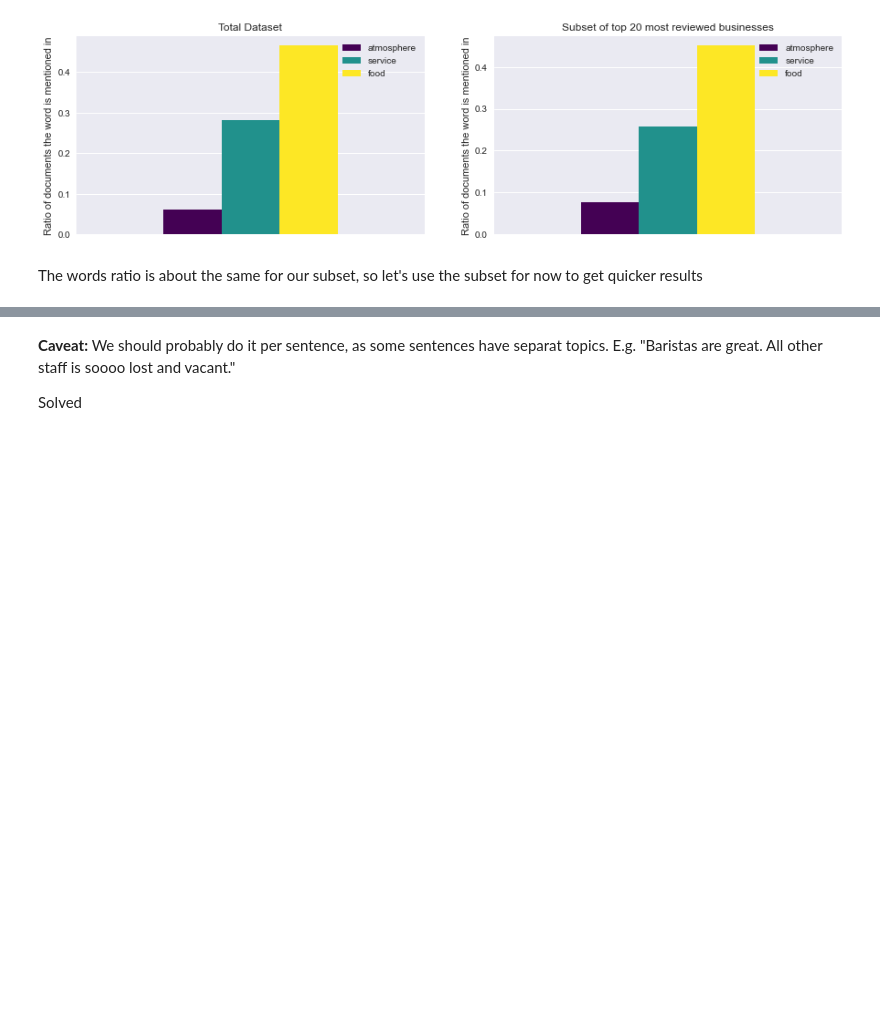
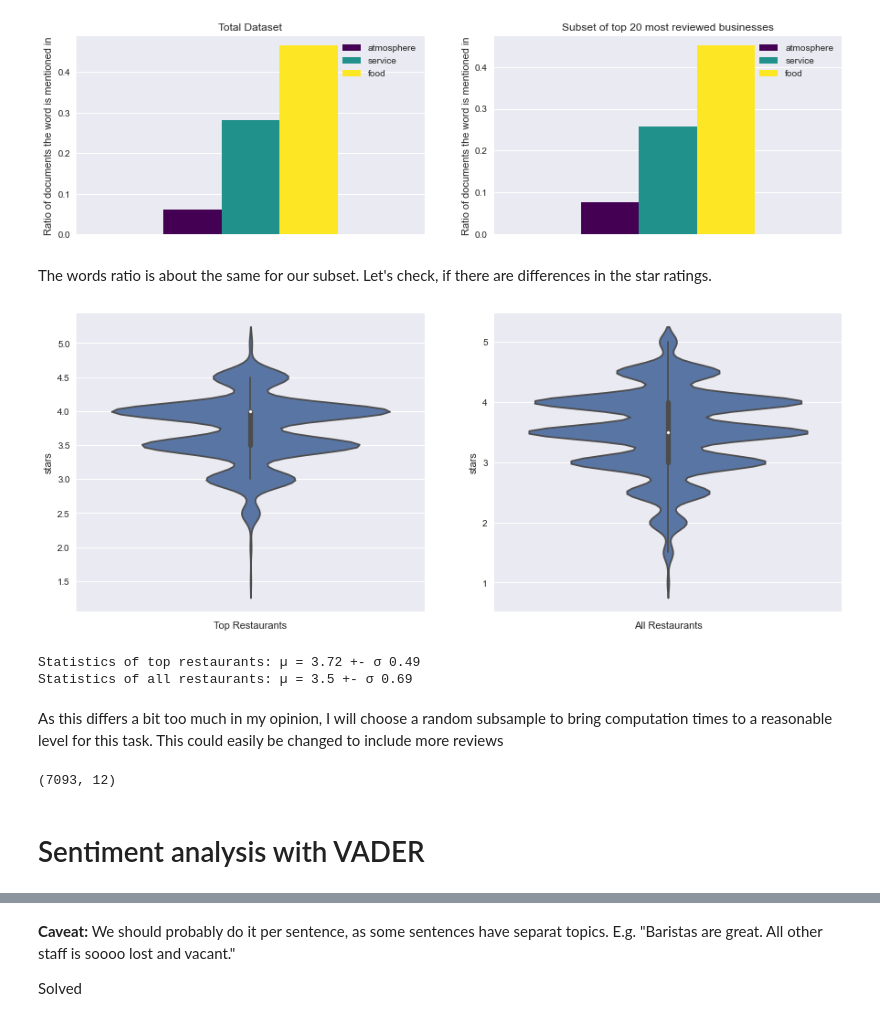
Before and after one commit to lhestermeyer/yelp, a Jupyter notebook: notebooks/20_RestaurantRatingChanges.ipynb, the cells around one changed output, grey strips where cells are left out. Saved outputs shown, nothing was run; the diff lists cells and outputs as text; code cells hidden in the pictures; blank space fills up the shorter version.

```diff
--- a/notebooks/20_RestaurantRatingChanges.ipynb
+++ b/notebooks/20_RestaurantRatingChanges.ipynb
@@ -239,4 +242,32 @@ plt.show()
 # %% [output]
 [figure]
 # %% [markdown]
-The words ratio is about the same for our subset, so let's use the subset for now to get quicker results
+The words ratio is about the same for our subset. Let's check, if there are differences in the star ratings.
+# %%
+fig, ax = plt.subplots(1,2, figsize=(15,6))
+
+plot_data = {'top_restaurants': restaurants.loc[restaurants.business_id.isin(business_ids_with_sufficient_reviews)].stars, 'all_restaurants': restaurants.stars}
+# plot_data = [restaurants.loc[restaurants.business_id.isin(business_ids_with_sufficient_reviews)].stars, restaurants.stars]
+
+sns.violinplot(data=plot_data, y = 'top_restaurants', ax = ax[0])
+ax[0].set_xlabel('Top Restaurants')
+sns.violinplot(data=plot_data, y = 'all_restaurants', ax = ax[1])
+ax[1].set_xlabel('All Restaurants')
+plt.show()
+
+print(f'Statistics of top restaurants: µ = {round(plot_data["top_restaurants"].mean(),2)} +- σ {round(plot_data["top_restaurants"].std(),2)}')
+print(f'Statistics of all restaurants: µ = {round(plot_data["all_restaurants"].mean(),2)} +- σ {round(plot_data["all_restaurants"].std(),2)}')
+# %% [output]
+[figure, added]
+Statistics of top restaurants: µ = 3.72 +- σ 0.49
+Statistics of all restaurants: µ = 3.5 +- σ 0.69
+# %% [markdown]
+As this differs a bit too much in my opinion, I will choose a random subsample to bring computation times to a reasonable level for this task. This could easily be changed to include more reviews
+# %%
+sampled_restaurants = restaurants.business_id.sample(100, random_state=42)
+subsample = reviews[reviews.business_id.isin(sampled_restaurants)]
+subsample.shape
+# %% [output]
+(7093, 12)
+# %% [markdown]
+# Sentiment analysis with VADER
```
Also changed, not shown: parts of 18 cells of this notebook.
